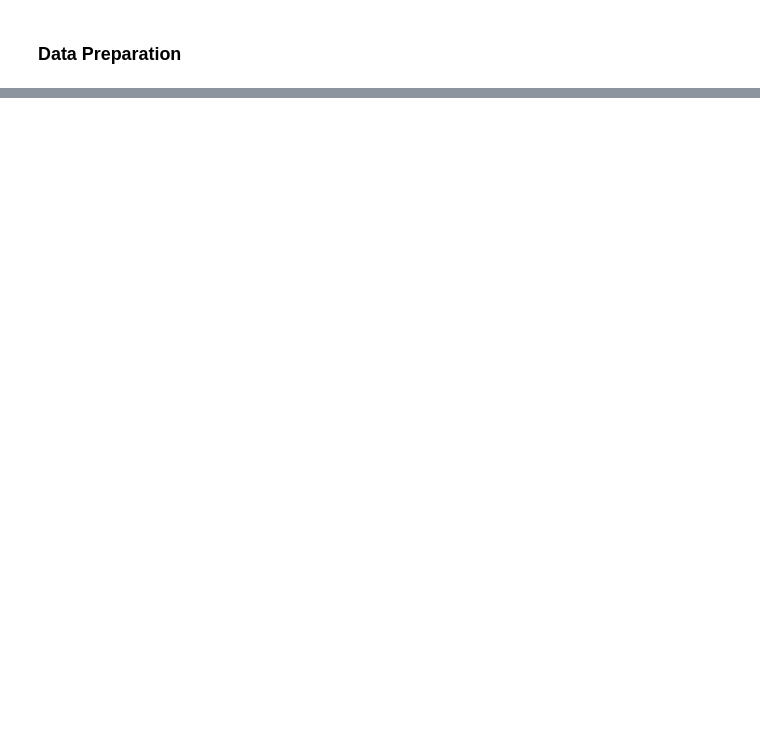
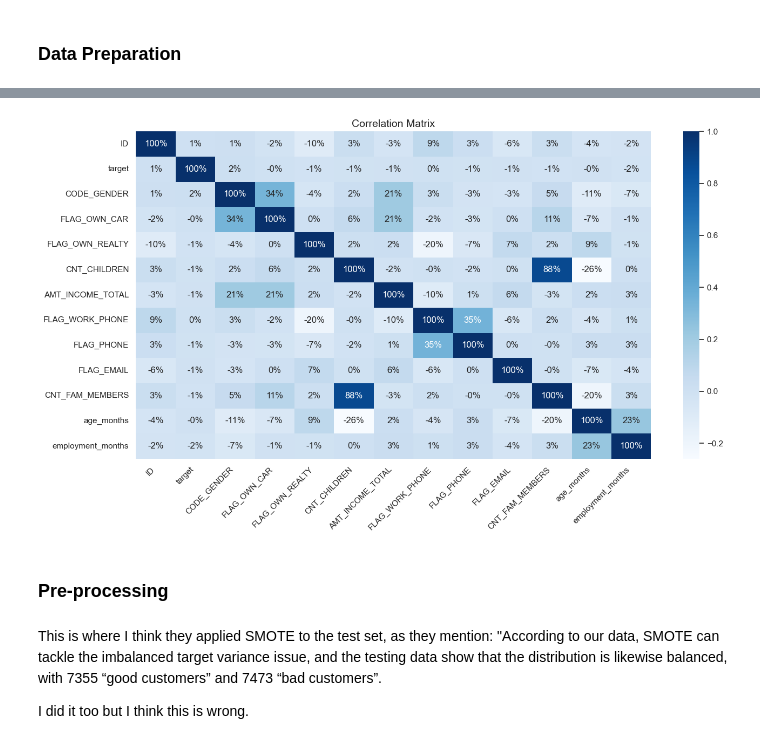
Before and after one commit to tomasromeiro/COMP0050_Group_3, a Jupyter notebook: eda_project.ipynb, the cells around one changed output, grey strips where cells are left out. Cells and saved outputs as stored; diff of their text form; code cells hidden in the pictures; blank space fills up the shorter version.

```diff
--- a/eda_project.ipynb
+++ b/eda_project.ipynb
@@ -380,0 +423,36 @@ Passing `palette` without assigning `hue` is deprecated and will be removed in v
+# %%
+# Select columns for correlation (adjust as needed)
+corr_cols = ['ID', 'target', 'CODE_GENDER', 'FLAG_OWN_CAR', 'FLAG_OWN_REALTY', 'CNT_CHILDREN', 'AMT_INCOME_TOTAL', 'FLAG_WORK_PHONE', 'FLAG_PHONE', 'FLAG_EMAIL', 'CNT_FAM_MEMBERS', 'age_months', 'employment_months'
+]
+df_corr = app_record_clean[corr_cols].dropna()
+
+# Compute correlation matrix
+corr_matrix = df_corr.corr()
+
+plt.figure(figsize=(14, 8))
+ax = sns.heatmap(
+    corr_matrix,
+    annot=True,
+    cmap='Blues',
+    fmt=".0%",  # Formats the correlation as a percentage with zero decimals
+    square=False,
+    cbar=True
+)
+
+# Remove vertical gridlines and set horizontal gridlines to dashed
+ax.xaxis.grid(False)
+ax.yaxis.grid(True, linestyle='--')
+
+plt.title("Correlation Matrix", fontsize=14)
+plt.xticks(rotation=45, ha='right')
+plt.yticks(rotation=0)
+plt.tight_layout()
+plt.show()
+# %% [output]
+[figure, added]
+# %% [markdown]
+### Pre-processing
+# %% [markdown]
+This is where I think they applied SMOTE to the test set, as they mention: "According to our data, SMOTE can tackle the imbalanced target variance issue, and the testing data show that the distribution is likewise balanced, with 7355 “good customers” and 7473 “bad customers”.
+
+I did it too but I think this is wrong.
```
Also changed, not shown: parts of 18 cells of this notebook.
